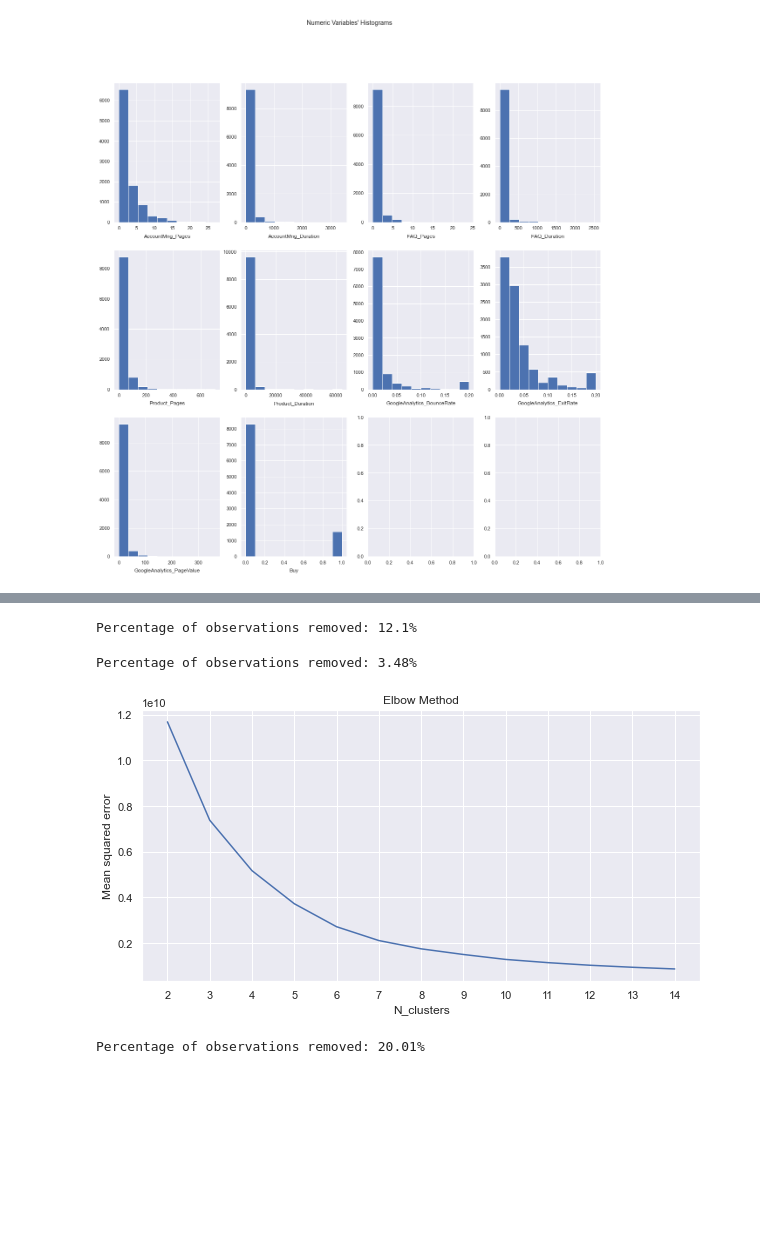
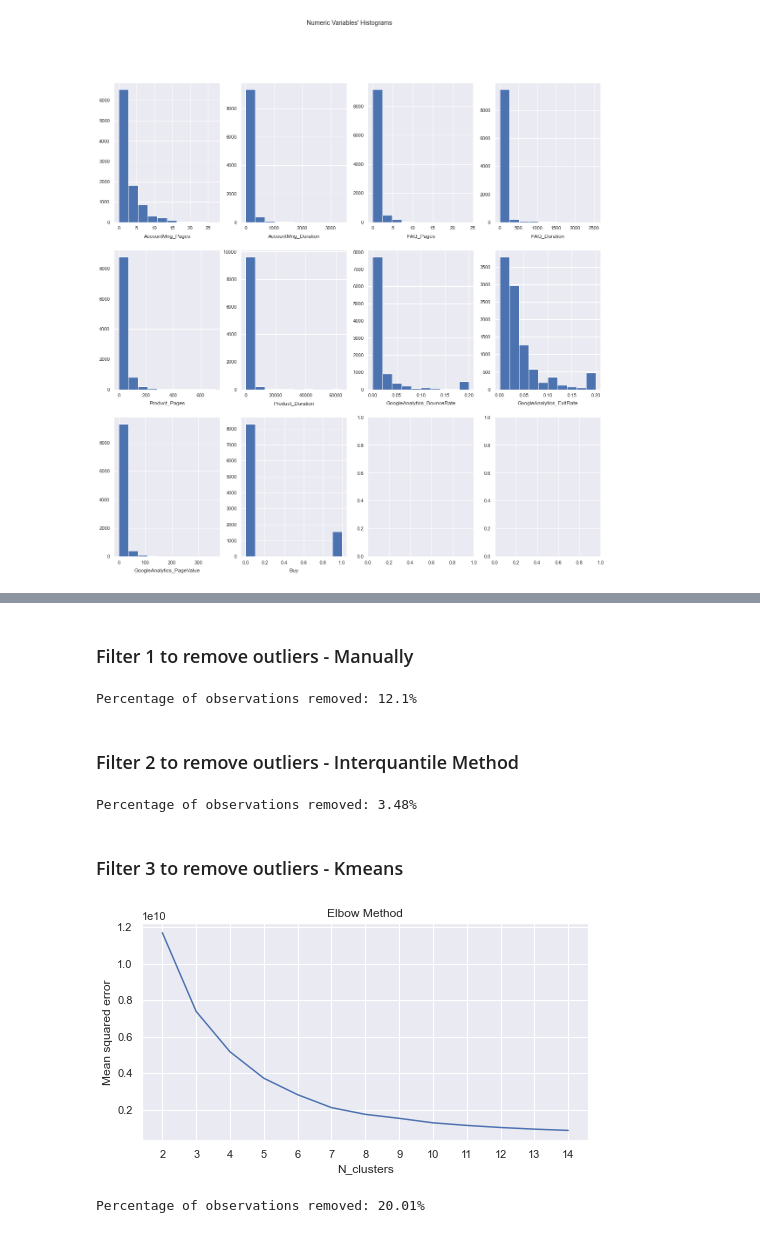
Before and after one commit to JohnnyCodess/Project-Machine-Learning, a Jupyter notebook: 202122 Fall AA Group60 Notebook.ipynb, the cells around one changed output, grey strips where cells are left out. Cells and saved outputs as stored; diff of their text form; code cells hidden in the pictures; blank space fills up the shorter version.

```diff
--- a/202122 Fall AA Group60 Notebook.ipynb
+++ b/202122 Fall AA Group60 Notebook.ipynb
@@ -251,3 +218,5 @@ plt.show()
+# %% [markdown]
+### Filter 1 to remove outliers - Manually
 # %%
 # This may vary from session to session, and is prone to varying interpretations.
 # A simple example is provided below:
@@ -285 +250,3 @@ Percentage of observations removed: 12.1%
+# %% [markdown]
+### Filter 2 to remove outliers - Interquantile Method
 # %%
@@ -315,4 +275,6 @@ perc_outliers2 = np.round((techscape.shape[0] - techscape_2.shape[0]) / techscap
 print(f'Percentage of observations removed: {perc_outliers2}%')
 # %% [output]
 Percentage of observations removed: 3.48%
+# %% [markdown]
+### Filter 3 to remove outliers - Kmeans
 # %%
@@ -332,16 +290,16 @@ for i in nclusters:
     inertia.append(km.inertia_)
 # %%
 # Plot the Elbow Graphic
-plt.figure(figsize=(10,5))
+plt.figure(figsize=(8,4))
 plt.plot(nclusters, inertia)
 plt.xticks(nclusters)
 
 plt.xlabel("N_clusters")
 plt.ylabel("Mean squared error")
 plt.title("Elbow Method")
 plt.show()
 # %% [output]
-[figure, old version]
+[figure, new version]
 # %%
 # By looking into the elbow graphic we decided to select 4 centroids
 
```
Also changed, not shown: parts of 66 cells of this notebook.
